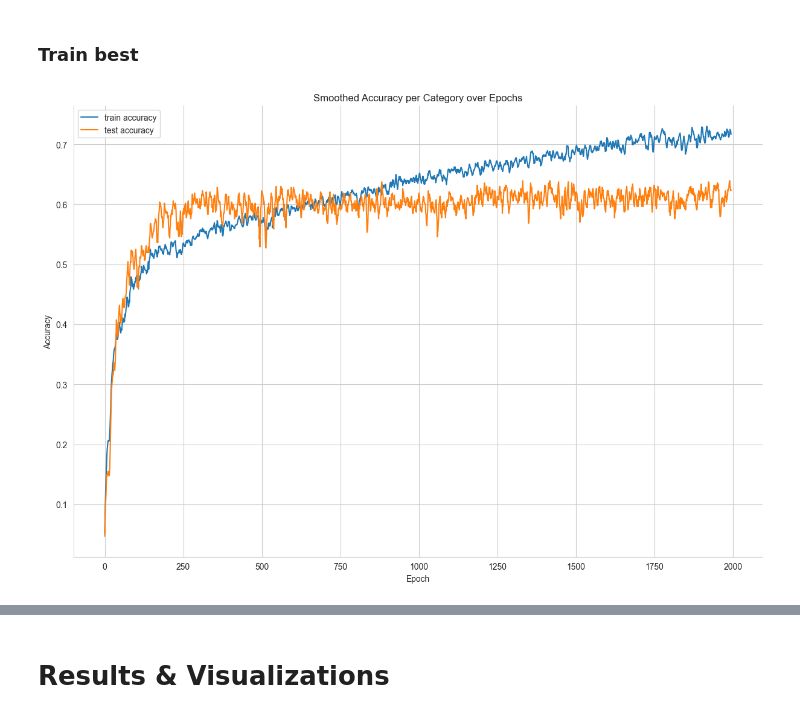
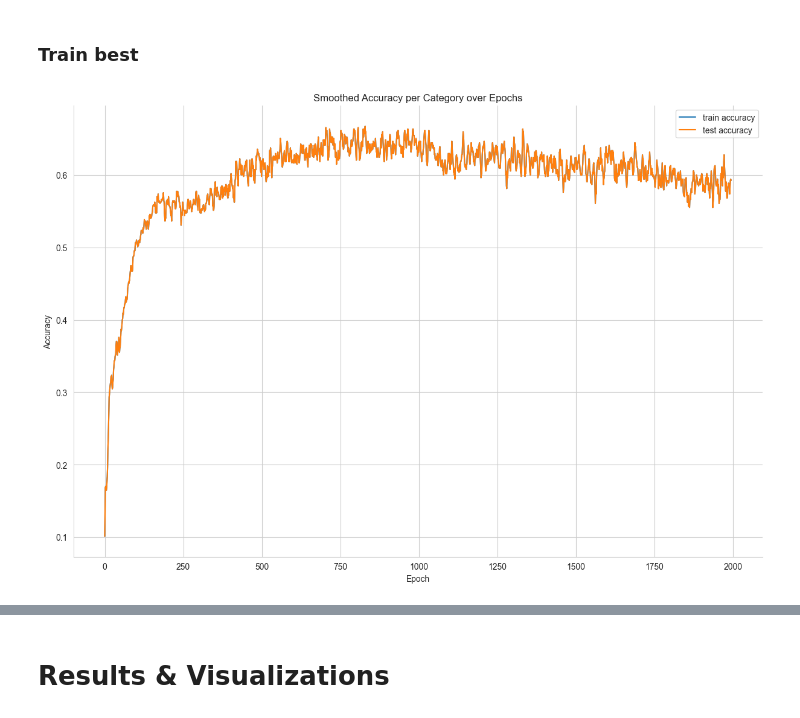
Before and after one commit to bonells96/speech_emotion_classification, a Jupyter notebook: Report_SER.ipynb, the cells around one changed output, grey strips where cells are left out. Drawn from its saved outputs; the diff is of its cells as text; code cells hidden in the pictures.

```diff
--- a/Report_SER.ipynb
+++ b/Report_SER.ipynb
@@ -76,7 +81,8 @@ from src import manageData
 # %% [markdown]
 ## a) Data Loading
 # %%
-PATH_DATA = join(getcwd(), 'download', 'wav')
+path_data = manageData.load_data()
+PATH_DATA = join(path_data, 'wav')
 
 data = manageData.createDataFrame(PATH_DATA)
 
@@ -86,6 +92,8 @@ print(f'There are {data.shape[0]} recordings')
 print(f'There are {len(np.unique(data.loc[:,"user_id"]))} different users')
 print(f'There are {len(np.unique(data.loc[:,"text_id"]))} different text id')
 print(f'There are {len(np.unique(data.loc[:,"emotion"]))} different emotions')
+print(f'There are {len(np.unique(data.loc[:,"versions"]))} different versions')
+
 
 data.head(5)
 # %% [output]
@@ -162,0 +178,21 @@ train, test = splitTrainTestByUser(data)
+# %%
+train, test = manageData.splitTrainTestByUser(data)
+
+
+
+sns.set_style("whitegrid")  # Set the style of the plot
+fig, axes = plt.subplots(1, 1, figsize=(10, 6))  # Set the size of the plot
+
+
+emotions, counts = np.unique(train.loc[:,'emotion'], return_counts=True)
+sorted_data = sorted(zip(emotions, counts), key=lambda x: x[1], reverse=True)
+sorted_emotions, sorted_counts = zip(*sorted_data)
+axes.set_title("Train Set Emotion Distribution")
+# Create the bar plot
+sns.barplot(x=list(sorted_emotions), y=list(sorted_counts), palette='Blues', ax=axes)
+
+
+axes.set_xlabel("Emotion")
+axes.set_ylabel("Count")
+axes.set_ylim((0,110))
+# Set the labels and title
@@ -479,9 +513,8 @@ def train_net_with_val_results(model, X_train, y_train, X_test, y_test, num_epoc
 # %%
 from src import models
 
-
-
 net = models.StandardNetBn(X_train.shape[1], 50)
-net, acc_train, acc_test = train_net_with_val_results(net, X_train, y_train, X_test, y_test, num_epochs=2000, batch_size=50, learning_rate=1e-4)
+net, acc_train, acc_test = models.train_net_with_val_results(net, X_train, y_train, X_test, y_test, num_epochs=2000, batch_size=50, learning_rate=1e-4)
+plot_audio.plot_nets(acc_train, acc_test)
 # %% [output]
-[figure, old version]
+[figure, new version]
```
Also changed, not shown: parts of 25 cells of this notebook.
